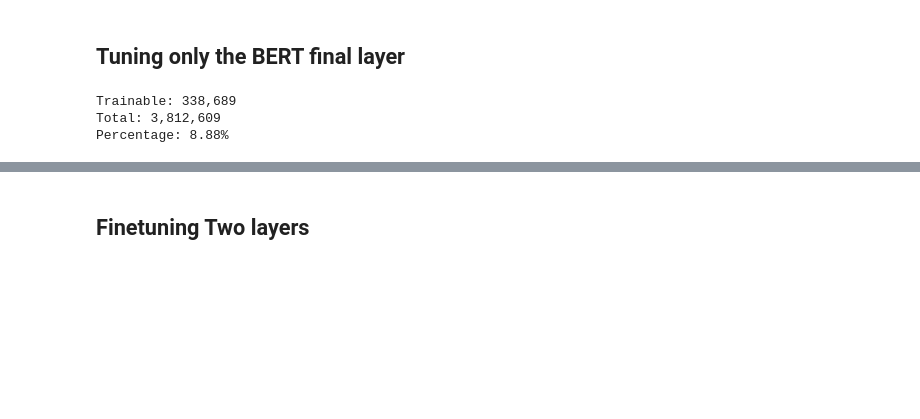
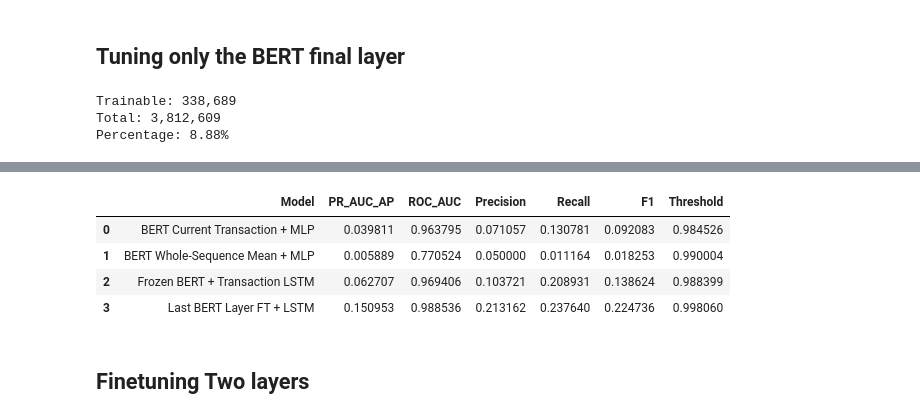
Before and after one commit to kunley2/FraudBert, a Jupyter notebook: notebooks/02_train_fraud_classifier.ipynb, the cells around one changed output, grey strips where cells are left out. Cells and saved outputs as stored; diff of their text form; code cells hidden in the pictures; blank space fills up the shorter version.

```diff
--- a/notebooks/02_train_fraud_classifier.ipynb
+++ b/notebooks/02_train_fraud_classifier.ipynb
@@ -265,25 +346,3 @@ for name, part in dataset:
         timestamp_seconds,
         timestamp_boundaries
     )
-# %%
-def clean_data(values):
-    if pd.isna(values):
-        return "NONE"
-
-    values = str(values).strip().upper()
-    values = re.sub( r"\s+", "_", values)
-    values = values.replace("=","_")
-    return values
-
-def clean_zip(values):
-    if pd.isna(values):
-        return "NONE"
-
-    try:
-        number  = float(values)
-        if number.is_integer():
-            return str(int(number))
-
-    except(TypeError, ValueError):
-        pass
-    return clean_data(values)
@@ -1768,24 +1756,32 @@ weighted avg    0.99859   0.99782   0.99818    675093
 # %%
 comparison = pd.DataFrame([
     {
 
         "Model": "BERT Current Transaction + MLP",
         **current_results
     },
     {
         "Model": "BERT Whole-Sequence Mean + MLP",
         **mean_results
     },
     {
         "Model": "Frozen BERT + Transaction LSTM",
         **lstm_results
     },
     {
 
         "Model": "Last BERT Layer FT + LSTM",
         **finetune_results
     }
 ])
+
+comparison
+# %% [output]
+|  | Model | PR_AUC_AP | ROC_AUC | Precision | Recall | F1 | Threshold |
+| 0 | BERT Current Transaction + MLP | 0.039811 | 0.963795 | 0.071057 | 0.130781 | 0.092083 | 0.984526 |
+| 1 | BERT Whole-Sequence Mean + MLP | 0.005889 | 0.770524 | 0.050000 | 0.011164 | 0.018253 | 0.990004 |
+| 2 | Frozen BERT + Transaction LSTM | 0.062707 | 0.969406 | 0.103721 | 0.208931 | 0.138624 | 0.988399 |
+| 3 | Last BERT Layer FT + LSTM | 0.150953 | 0.988536 | 0.213162 | 0.237640 | 0.224736 | 0.998060 |
 # %%
 torch.cuda.empty_cache()
 # %% [markdown]
```
Also changed, not shown: parts of 34 cells of this notebook.
